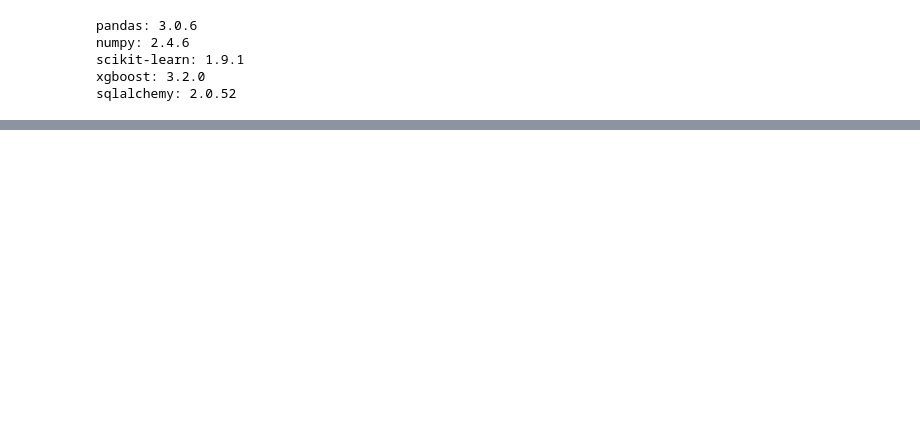
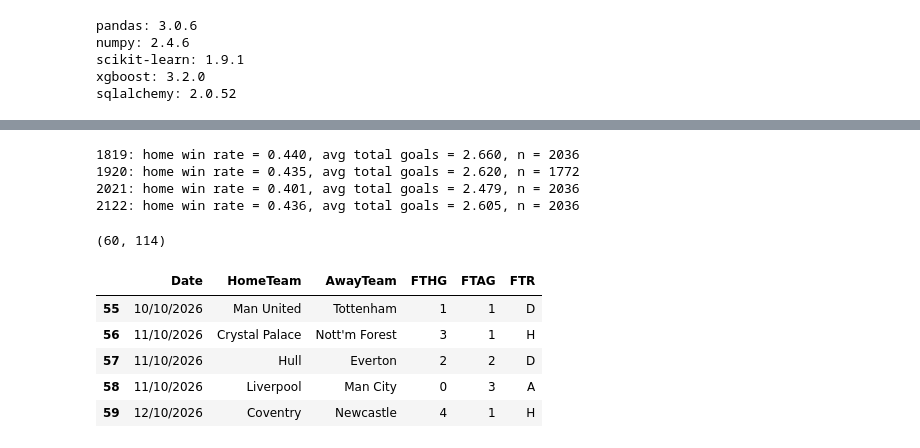
Before and after one commit to BrianWalsh5894/Prediction-model-for-over-2.5-goals, a Jupyter notebook: notebooks/00_setup_test.ipynb, the cells around one changed output, grey strips where cells are left out. Saved outputs shown, nothing was run; the diff lists cells and outputs as text; code cells hidden in the pictures; blank space fills up the shorter version.

```diff
--- a/notebooks/00_setup_test.ipynb
+++ b/notebooks/00_setup_test.ipynb
@@ -29,0 +95,42 @@ conn.close()
+# %%
+# Compare one pre-COVID season against the two COVID-affected seasons
+# and the first season back with fans, to see whether home advantage
+# (and scoring) visibly shifted when stadiums were empty.
+seasons_to_check = ["1819", "1920", "2021", "2122"]  # before, during, during/empty, after
+
+for s in seasons_to_check:
+    frames = []
+    # Pull all four divisions for this season and stack them into one
+    # table, since we want a single combined figure per season, not
+    # per division.
+    for div in ["E0", "E1", "E2", "E3"]:
+        d = pd.read_csv(f"../data/raw/{div}_{s}.csv")
+        frames.append(d)
+    combined = pd.concat(frames)
+
+    # Home win rate: fraction of matches where the full-time result (FTR) was "H"
+    home_win_rate = (combined["FTR"] == "H").mean()
+
+    # Average total goals per match: full-time home goals + full-time away goals
+    avg_total_goals = (combined["FTHG"] + combined["FTAG"]).mean()
+
+    print(f"{s}: home win rate = {home_win_rate:.3f}, avg total goals = {avg_total_goals:.3f}, n = {len(combined)}")
+# %% [output]
+1819: home win rate = 0.440, avg total goals = 2.660, n = 2036
+1920: home win rate = 0.435, avg total goals = 2.620, n = 1772
+2021: home win rate = 0.401, avg total goals = 2.479, n = 2036
+2122: home win rate = 0.436, avg total goals = 2.605, n = 2036
+# %%
+import pandas as pd
+url = "https://www.football-data.co.uk/mmz4281/2627/E0.csv"
+df_current = pd.read_csv(url)
+print(df_current.shape)
+df_current[["Date", "HomeTeam", "AwayTeam", "FTHG", "FTAG", "FTR"]].tail()
+# %% [output]
+(60, 114)
+|  | Date | HomeTeam | AwayTeam | FTHG | FTAG | FTR |
+| 55 | 10/10/2026 | Man United | Tottenham | 1 | 1 | D |
+| 56 | 11/10/2026 | Crystal Palace | Nott'm Forest | 3 | 1 | H |
+| 57 | 11/10/2026 | Hull | Everton | 2 | 2 | D |
+| 58 | 11/10/2026 | Liverpool | Man City | 0 | 3 | A |
+| 59 | 12/10/2026 | Coventry | Newcastle | 4 | 1 | H |
```
Also changed, not shown: parts of 5 cells of this notebook, 1 other file.
